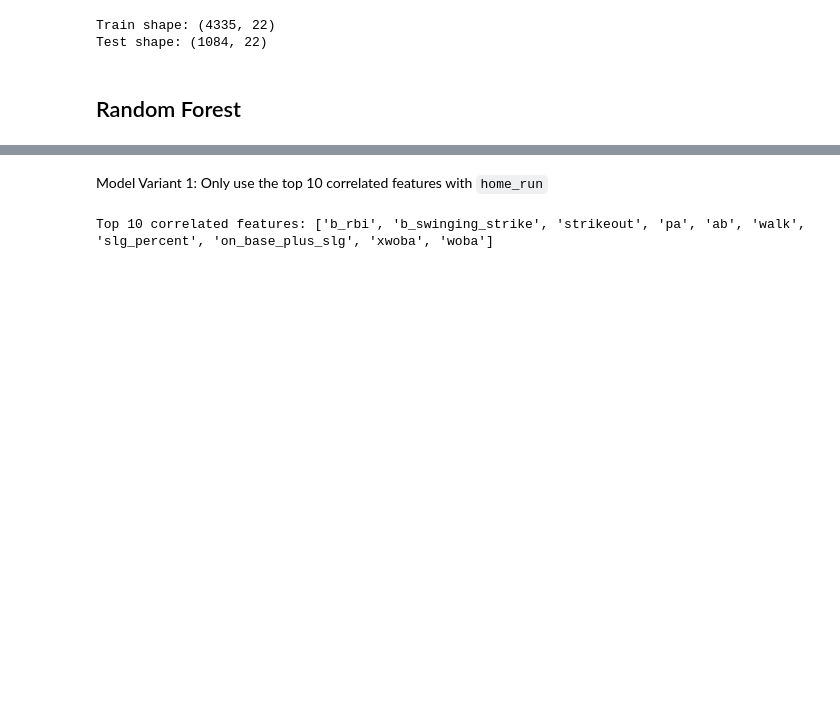
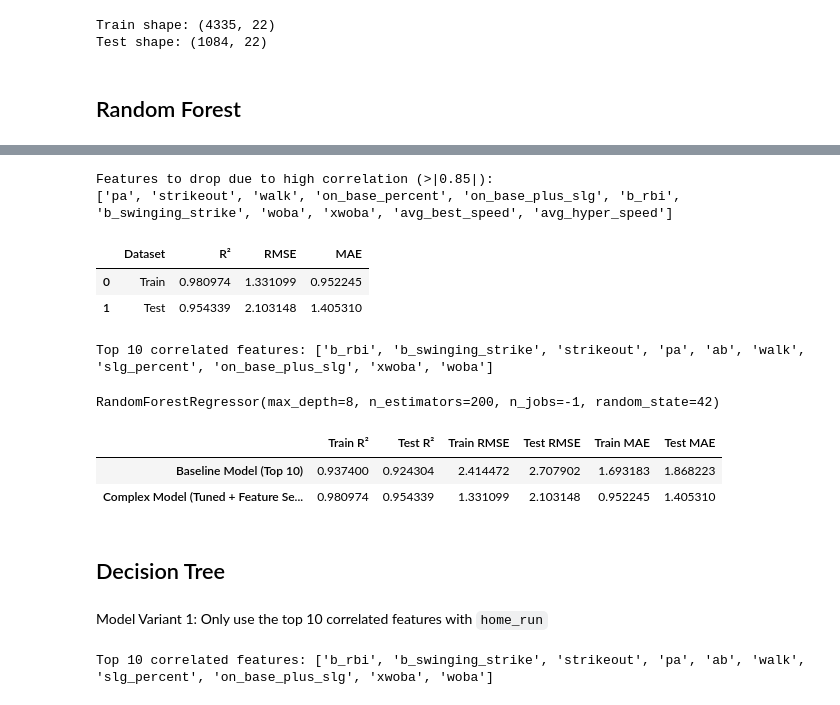
Before and after one commit to etflores1/COGS-109-Project, a Jupyter notebook: COGS_109_Checkpoint_2.ipynb, the cells around one changed output, grey strips where cells are left out. Cells and saved outputs as stored; diff of their text form; code cells hidden in the pictures; blank space fills up the shorter version.

```diff
--- a/COGS_109_Checkpoint_2.ipynb
+++ b/COGS_109_Checkpoint_2.ipynb
@@ -64,3 +102,83 @@ Test shape: (1084, 22)
+# %%
+corr_matrix = X_train.corr().abs()
+upper = corr_matrix.where(np.triu(np.ones(corr_matrix.shape), k=1).astype(bool))
+corr_threshold = 0.85
+to_drop = [column for column in upper.columns if any(upper[column] > corr_threshold)]
+print(f"Features to drop due to high correlation (>|{corr_threshold}|):")
+print(to_drop)
+# %% [output]
+Features to drop due to high correlation (>|0.85|):
+['pa', 'strikeout', 'walk', 'on_base_percent', 'on_base_plus_slg', 'b_rbi', 'b_swinging_strike', 'woba', 'xwoba', 'avg_best_speed', 'avg_hyper_speed']
+# %%
+X_train_reduced = X_train.drop(columns=to_drop)
+X_test_reduced = X_test[X_train_reduced.columns]
+
+best_params = {"n_estimators": 200, "max_depth": 8}
+
+rf_reduced = RandomForestRegressor(**best_params, random_state=42,n_jobs=-1)
+
+rf_reduced.fit(X_train_reduced, y_train)
+y_train_pred = rf_reduced.predict(X_train_reduced)
+y_test_pred  = rf_reduced.predict(X_test_reduced)
+
+train_r2   = r2_score(y_train, y_train_pred)
+test_r2    = r2_score(y_test, y_test_pred)
+train_rmse = np.sqrt(mean_squared_error(y_train, y_train_pred))
+test_rmse  = np.sqrt(mean_squared_error(y_test,  y_test_pred))
+train_mae  = mean_absolute_error(y_train, y_train_pred)
+test_mae   = mean_absolute_error(y_test,  y_test_pred)
+
+results_v2 = pd.DataFrame({"Dataset": ["Train", "Test"], "R²": [train_r2, test_r2], "RMSE": [train_rmse, test_rmse],"MAE": [train_mae, test_mae]})
+results_v2
+# %% [output]
+|  | Dataset | R² | RMSE | MAE |
+| 0 | Train | 0.980974 | 1.331099 | 0.952245 |
+| 1 | Test | 0.954339 | 2.103148 | 1.405310 |
+# %%
+correlations = df.corr(numeric_only=True)['home_run'].abs().sort_values(ascending=False)
+top10_features = correlations.index[1:11]
+print("Top 10 correlated features:", list(top10_features))
+
+X_train_base = X_train[top10_features]
+X_test_base = X_test[top10_features]
+X_train_complex = X_train_reduced
+X_test_complex = X_test_reduced
+
+
+rf_baseline = RandomForestRegressor(n_estimators=100, max_depth=5, random_state=42, n_jobs=-1)
+rf_baseline.fit(X_train_base, y_train)
+rf_complex = RandomForestRegressor(**best_params, random_state=42, n_jobs=-1)
+rf_complex.fit(X_train_complex, y_train)
+# %% [output]
+Top 10 correlated features: ['b_rbi', 'b_swinging_strike', 'strikeout', 'pa', 'ab', 'walk', 'slg_percent', 'on_base_plus_slg', 'xwoba', 'woba']
+RandomForestRegressor(max_depth=8, n_estimators=200, n_jobs=-1, random_state=42)
+# %%
+def get_metrics(model, X_train, y_train, X_test, y_test):
+    y_train_pred = model.predict(X_train)
+    y_test_pred  = model.predict(X_test)
+    return {
+        "Train R²": r2_score(y_train, y_train_pred),
+        "Test R²":  r2_score(y_test,  y_test_pred),
+        "Train RMSE": np.sqrt(mean_squared_error(y_train, y_train_pred)),
+        "Test RMSE":  np.sqrt(mean_squared_error(y_test,  y_test_pred)),
+        "Train MAE": mean_absolute_error(y_train, y_train_pred),
+        "Test MAE":  mean_absolute_error(y_test,  y_test_pred),
+    }
+
+baseline_metrics = get_metrics(rf_baseline, X_train_base, y_train, X_test_base, y_test)
+complex_metrics  = get_metrics(rf_complex, X_train_complex, y_train, X_test_complex, y_test)
+comparison = pd.DataFrame({
+    "Baseline Model (Top 10)": baseline_metrics,
+    "Complex Model (Tuned + Feature Selection)": complex_metrics
+}).T
+
+comparison
+# %% [output]
+|  | Train R² | Test R² | Train RMSE | Test RMSE | Train MAE | Test MAE |
+| Baseline Model (Top 10) | 0.937400 | 0.924304 | 2.414472 | 2.707902 | 1.693183 | 1.868223 |
+| Complex Model (Tuned + Feature Se... | 0.980974 | 0.954339 | 1.331099 | 2.103148 | 0.952245 | 1.405310 |
+# %% [markdown]
+## Decision Tree
 # %% [markdown]
 Model Variant 1: Only use the top 10 correlated features with `home_run`
 # %%
```
Also changed, not shown: parts of 3 cells of this notebook.
